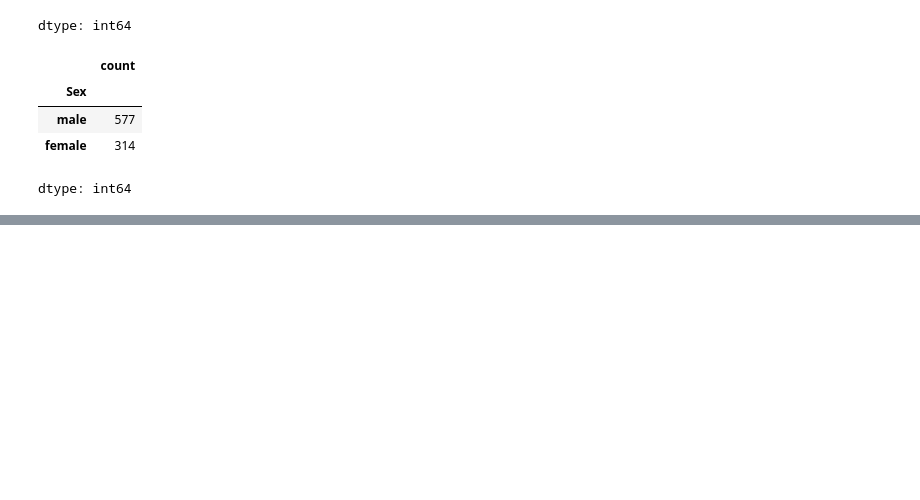
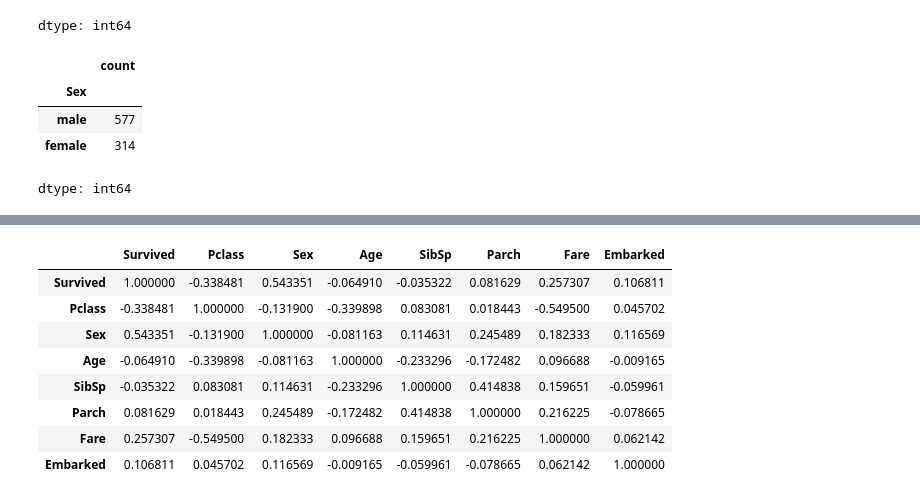
Before and after one commit to ashraf-abdalghani/mycolab, a Jupyter notebook: Titanic_.ipynb, the cells around one changed output, grey strips where cells are left out. Cells and saved outputs as stored; diff of their text form; code cells hidden in the pictures; blank space fills up the shorter version.

```diff
--- a/Titanic_.ipynb
+++ b/Titanic_.ipynb
@@ -180,0 +277,13 @@ dtype: int64
+# %%
+corr_matrix = df_titanic_cleaned.corr()
+corr_matrix
+# %% [output]
+|  | Survived | Pclass | Sex | Age | SibSp | Parch | Fare | Embarked |
+| Survived | 1.000000 | -0.338481 | 0.543351 | -0.064910 | -0.035322 | 0.081629 | 0.257307 | 0.106811 |
+| Pclass | -0.338481 | 1.000000 | -0.131900 | -0.339898 | 0.083081 | 0.018443 | -0.549500 | 0.045702 |
+| Sex | 0.543351 | -0.131900 | 1.000000 | -0.081163 | 0.114631 | 0.245489 | 0.182333 | 0.116569 |
+| Age | -0.064910 | -0.339898 | -0.081163 | 1.000000 | -0.233296 | -0.172482 | 0.096688 | -0.009165 |
+| SibSp | -0.035322 | 0.083081 | 0.114631 | -0.233296 | 1.000000 | 0.414838 | 0.159651 | -0.059961 |
+| Parch | 0.081629 | 0.018443 | 0.245489 | -0.172482 | 0.414838 | 1.000000 | 0.216225 | -0.078665 |
+| Fare | 0.257307 | -0.549500 | 0.182333 | 0.096688 | 0.159651 | 0.216225 | 1.000000 | 0.062142 |
+| Embarked | 0.106811 | 0.045702 | 0.116569 | -0.009165 | -0.059961 | -0.078665 | 0.062142 | 1.000000 |
```
Also changed, not shown: parts of 14 cells of this notebook.
